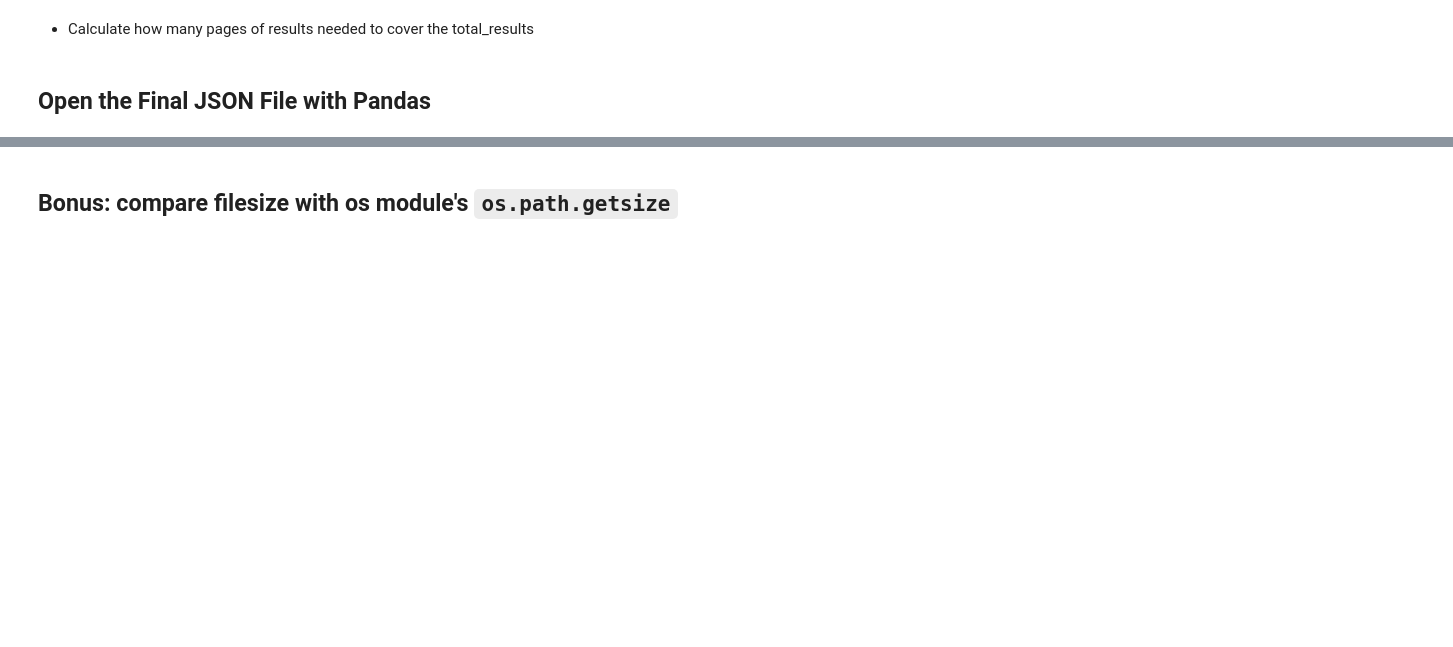
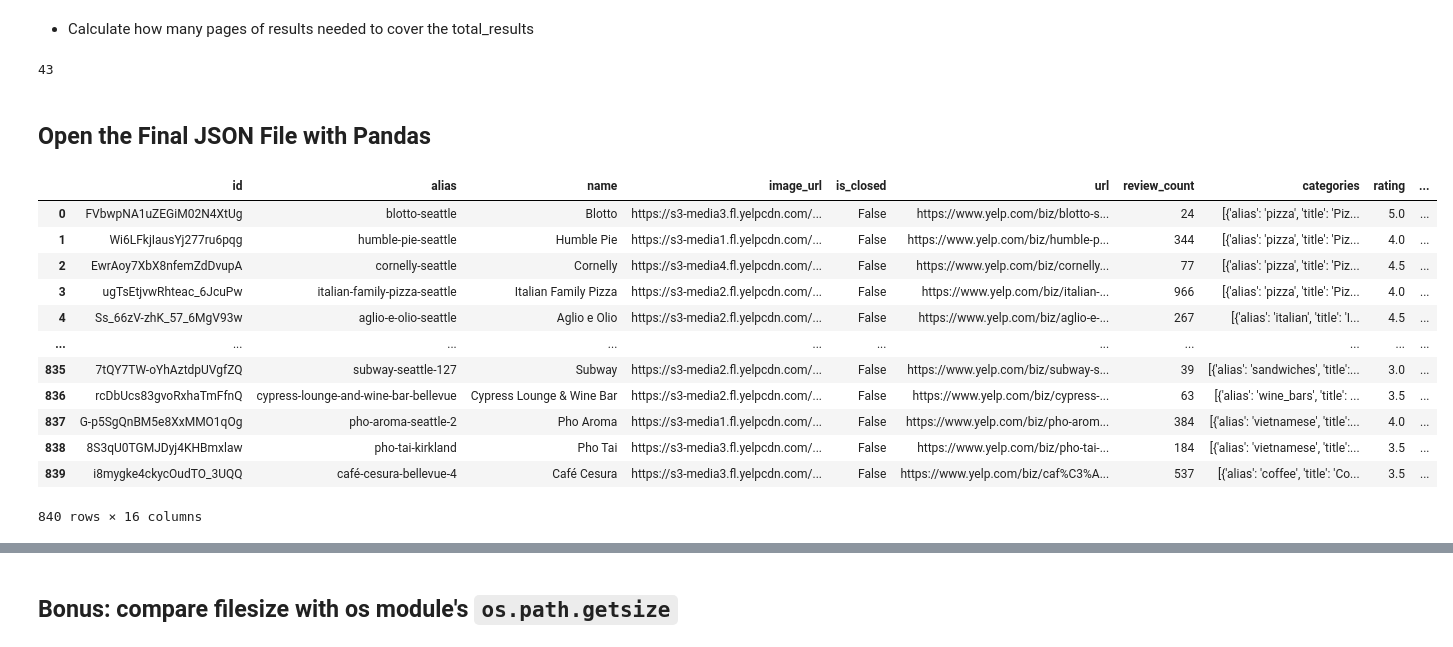
Before and after one commit to coding-dojo-data-science/data-enrichment-wk14-activity-mapping-yelp-api-results, a Jupyter notebook: Part1-Extracting and Saving Data from Yelp API.ipynb, the cells around one changed output, grey strips where cells are left out. Cells and saved outputs as stored; diff of their text form; code cells hidden in the pictures; blank space fills up the shorter version.

Commit message:
mapping yelp api results part1

```diff
--- a/Part1-Extracting and Saving Data from Yelp API.ipynb
+++ b/Part1-Extracting and Saving Data from Yelp API.ipynb
@@ -145,6 +173,10 @@ results_per_page
 - Calculate how many pages of results needed to cover the total_results
 # %%
 # Use math.ceil to round up for the total number of pages of results.
+n_pages = math.ceil((results['total']-n_results)/ results_per_page)
+n_pages
+# %% [output]
+43
 # %%
 for i in tqdm_notebook( range(1,n_pages+1)):
     ## The block of code we want to TRY to run
@@ -172,3 +211,20 @@ df = None
+# %%
+df = pd.read_json(JSON_FILE)
+df
+# %% [output]
+|  | id | alias | name | image_url | is_closed | url | review_count | categories | rating | ... |
+| 0 | FVbwpNA1uZEGiM02N4XtUg | blotto-seattle | Blotto | https://s3-media3.fl.yelpcdn.com/... | False | https://www.yelp.com/biz/blotto-s... | 24 | [{'alias': 'pizza', 'title': 'Piz... | 5.0 | ... |
+| 1 | Wi6LFkjIausYj277ru6pqg | humble-pie-seattle | Humble Pie | https://s3-media1.fl.yelpcdn.com/... | False | https://www.yelp.com/biz/humble-p... | 344 | [{'alias': 'pizza', 'title': 'Piz... | 4.0 | ... |
+| 2 | EwrAoy7XbX8nfemZdDvupA | cornelly-seattle | Cornelly | https://s3-media4.fl.yelpcdn.com/... | False | https://www.yelp.com/biz/cornelly... | 77 | [{'alias': 'pizza', 'title': 'Piz... | 4.5 | ... |
+| 3 | ugTsEtjvwRhteac_6JcuPw | italian-family-pizza-seattle | Italian Family Pizza | https://s3-media2.fl.yelpcdn.com/... | False | https://www.yelp.com/biz/italian-... | 966 | [{'alias': 'pizza', 'title': 'Piz... | 4.0 | ... |
+| 4 | Ss_66zV-zhK_57_6MgV93w | aglio-e-olio-seattle | Aglio e Olio | https://s3-media2.fl.yelpcdn.com/... | False | https://www.yelp.com/biz/aglio-e-... | 267 | [{'alias': 'italian', 'title': 'I... | 4.5 | ... |
+| ... | ... | ... | ... | ... | ... | ... | ... | ... | ... | ... |
+| 835 | 7tQY7TW-oYhAztdpUVgfZQ | subway-seattle-127 | Subway | https://s3-media2.fl.yelpcdn.com/... | False | https://www.yelp.com/biz/subway-s... | 39 | [{'alias': 'sandwiches', 'title':... | 3.0 | ... |
+| 836 | rcDbUcs83gvoRxhaTmFfnQ | cypress-lounge-and-wine-bar-bellevue | Cypress Lounge & Wine Bar | https://s3-media2.fl.yelpcdn.com/... | False | https://www.yelp.com/biz/cypress-... | 63 | [{'alias': 'wine_bars', 'title': ... | 3.5 | ... |
+| 837 | G-p5SgQnBM5e8XxMMO1qOg | pho-aroma-seattle-2 | Pho Aroma | https://s3-media1.fl.yelpcdn.com/... | False | https://www.yelp.com/biz/pho-arom... | 384 | [{'alias': 'vietnamese', 'title':... | 4.0 | ... |
+| 838 | 8S3qU0TGMJDyj4KHBmxlaw | pho-tai-kirkland | Pho Tai | https://s3-media3.fl.yelpcdn.com/... | False | https://www.yelp.com/biz/pho-tai-... | 184 | [{'alias': 'vietnamese', 'title':... | 3.5 | ... |
+| 839 | i8mygke4ckycOudTO_3UQQ | café-cesura-bellevue-4 | Café Cesura | https://s3-media3.fl.yelpcdn.com/... | False | https://www.yelp.com/biz/caf%C3%A... | 537 | [{'alias': 'coffee', 'title': 'Co... | 3.5 | ... |
+840 rows × 16 columns
 # %%
 ## convert the filename to a .csv.gz
 csv_file = JSON_FILE.replace('.json','.csv.gz')
```
Also changed, not shown: parts of 12 cells of this notebook, 2 other files.
